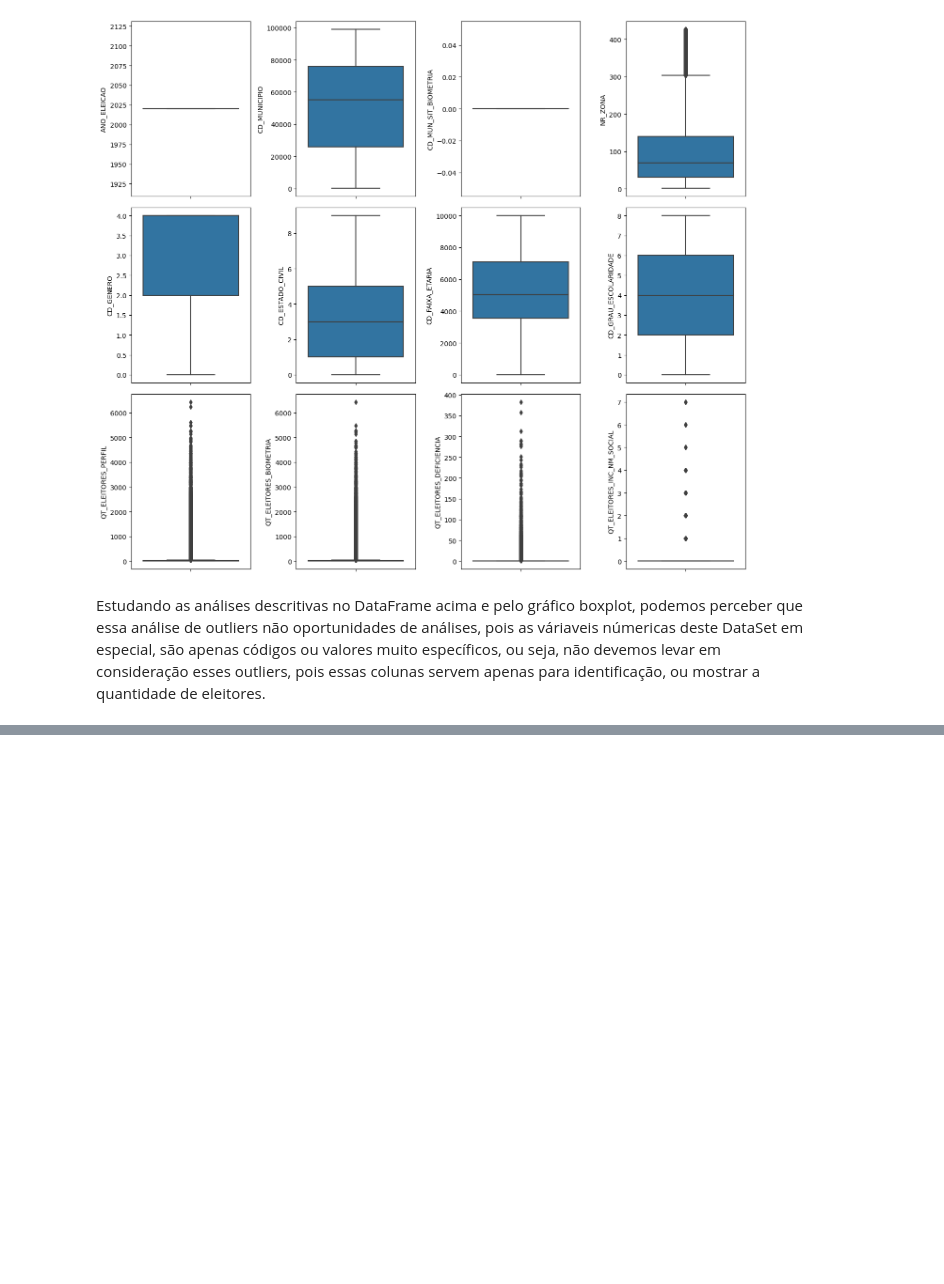
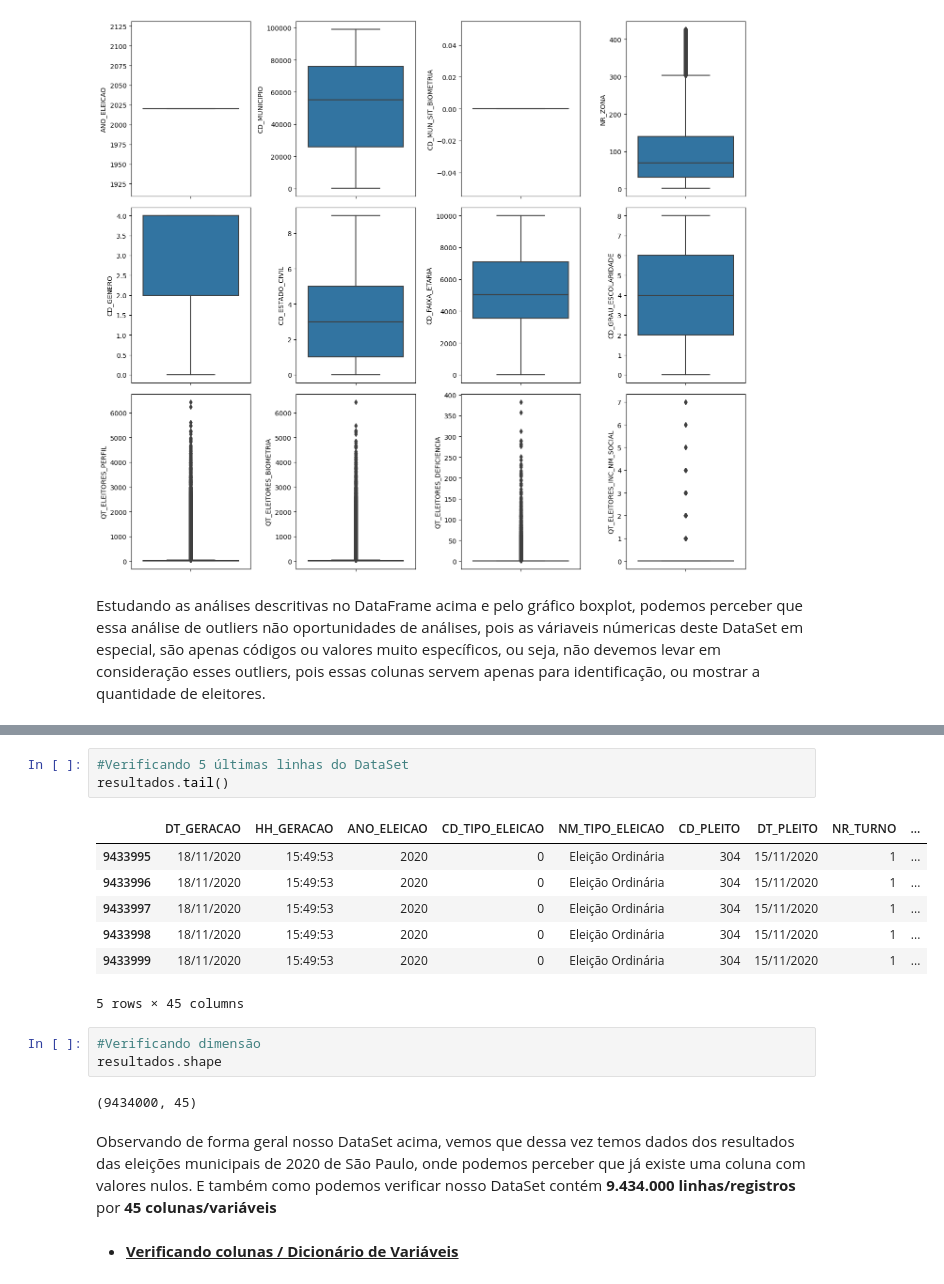
Before and after one commit to gideoni-santos/desafio-RenovaBR, a Jupyter notebook: relatorio.ipynb, the cells around one changed output, grey strips where cells are left out. Drawn from its saved outputs; the diff is of its cells as text; blank space fills up the shorter version.

```diff
--- a/relatorio.ipynb
+++ b/relatorio.ipynb
@@ -282,0 +303,20 @@ Estudando as análises descritivas no DataFrame acima e pelo gráfico boxplot, p
+# %%
+#Verificando 5 últimas linhas do DataSet
+resultados.tail()
+# %% [output]
+|  | DT_GERACAO | HH_GERACAO | ANO_ELEICAO | CD_TIPO_ELEICAO | NM_TIPO_ELEICAO | CD_PLEITO | DT_PLEITO | NR_TURNO | ... |
+| 9433995 | 18/11/2020 | 15:49:53 | 2020 | 0 | Eleição Ordinária | 304 | 15/11/2020 | 1 | ... |
+| 9433996 | 18/11/2020 | 15:49:53 | 2020 | 0 | Eleição Ordinária | 304 | 15/11/2020 | 1 | ... |
+| 9433997 | 18/11/2020 | 15:49:53 | 2020 | 0 | Eleição Ordinária | 304 | 15/11/2020 | 1 | ... |
+| 9433998 | 18/11/2020 | 15:49:53 | 2020 | 0 | Eleição Ordinária | 304 | 15/11/2020 | 1 | ... |
+| 9433999 | 18/11/2020 | 15:49:53 | 2020 | 0 | Eleição Ordinária | 304 | 15/11/2020 | 1 | ... |
+5 rows × 45 columns
+# %%
+#Verificando dimensão
+resultados.shape
+# %% [output]
+(9434000, 45)
+# %% [markdown]
+Observando de forma geral nosso DataSet acima, vemos que dessa vez temos dados dos resultados das eleições municipais de 2020 de São Paulo, onde podemos perceber que já existe uma coluna com valores nulos. E também como podemos verificar nosso DataSet contém **9.434.000 linhas/registros** por **45 colunas/variáveis**
+# %% [markdown]
+- **<u>Verificando colunas / Dicionário de Variáveis<u>**
```
Also changed, not shown: parts of 18 cells of this notebook.
